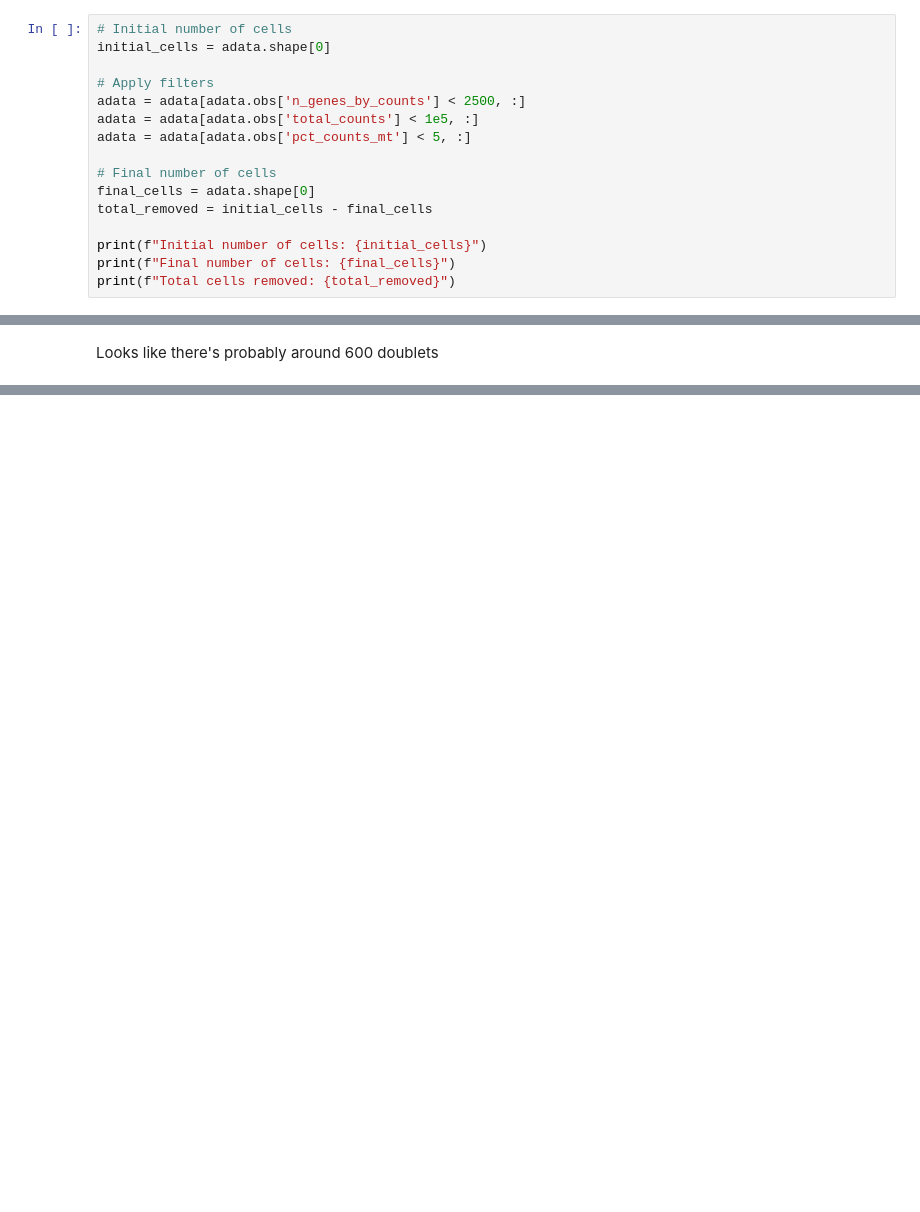
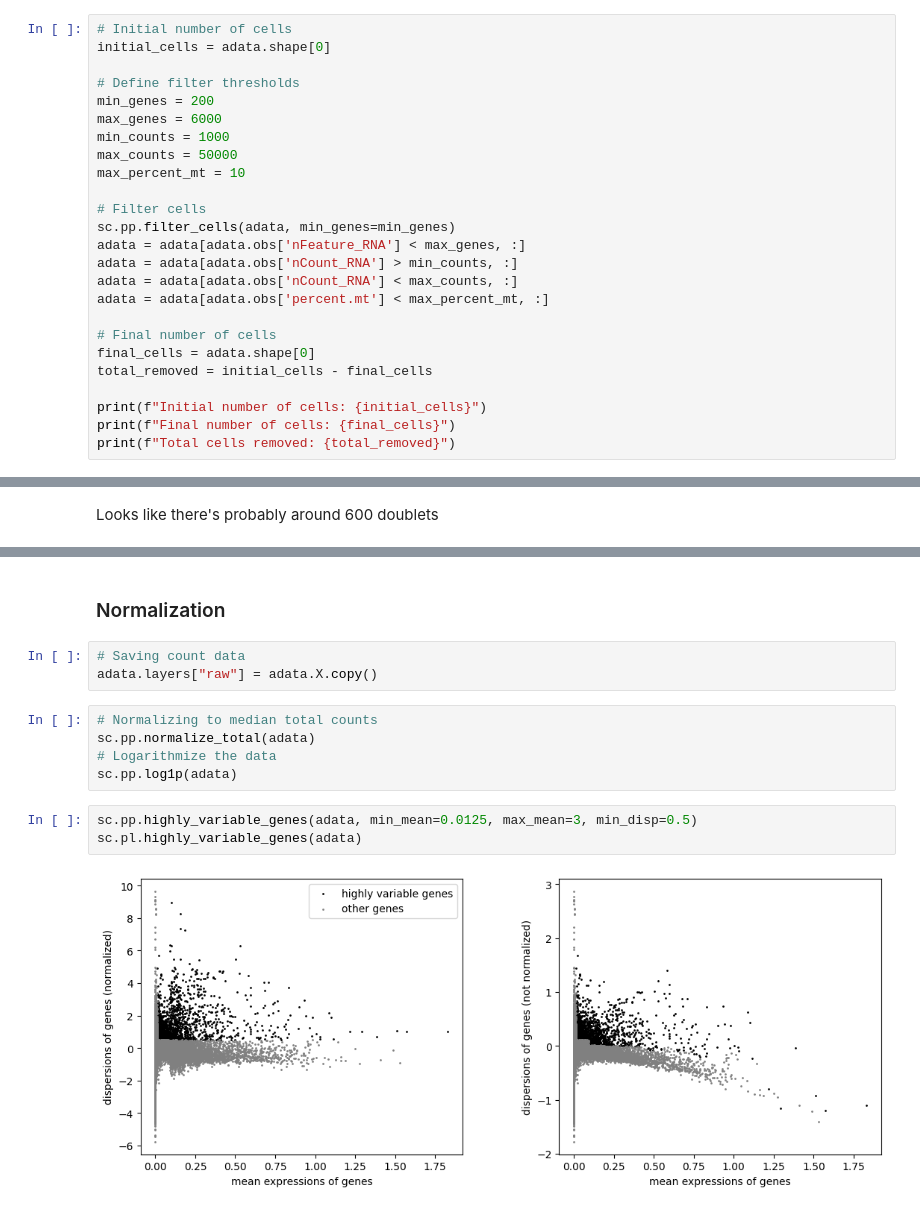
Before and after one commit to yuyanchenglab/CAMR2024, a Jupyter notebook: analysis.ipynb, the cells around one changed output, grey strips where cells are left out. Saved outputs shown, nothing was run; the diff lists cells and outputs as text; blank space fills up the shorter version.

```diff
--- a/analysis.ipynb
+++ b/analysis.ipynb
@@ -130,10 +147,19 @@ mt-Nd6: 0.0
 # Initial number of cells
 initial_cells = adata.shape[0]
 
-# Apply filters
-adata = adata[adata.obs['n_genes_by_counts'] < 2500, :]
-adata = adata[adata.obs['total_counts'] < 1e5, :]
-adata = adata[adata.obs['pct_counts_mt'] < 5, :]
+# Define filter thresholds
+min_genes = 200
+max_genes = 6000
+min_counts = 1000
+max_counts = 50000
+max_percent_mt = 10
+
+# Filter cells
+sc.pp.filter_cells(adata, min_genes=min_genes)
+adata = adata[adata.obs['nFeature_RNA'] < max_genes, :]
+adata = adata[adata.obs['nCount_RNA'] > min_counts, :]
+adata = adata[adata.obs['nCount_RNA'] < max_counts, :]
+adata = adata[adata.obs['percent.mt'] < max_percent_mt, :]
 
 # Final number of cells
 final_cells = adata.shape[0]
@@ -181,0 +205,15 @@ Looks like there's probably around 600 doublets
+# %% [markdown]
+### Normalization
+# %%
+# Saving count data
+adata.layers["raw"] = adata.X.copy()
+# %%
+# Normalizing to median total counts
+sc.pp.normalize_total(adata)
+# Logarithmize the data
+sc.pp.log1p(adata)
+# %%
+sc.pp.highly_variable_genes(adata, min_mean=0.0125, max_mean=3, min_disp=0.5)
+sc.pl.highly_variable_genes(adata)
+# %% [output]
+[figure, added]
```
Also changed, not shown: parts of 15 cells of this notebook.
